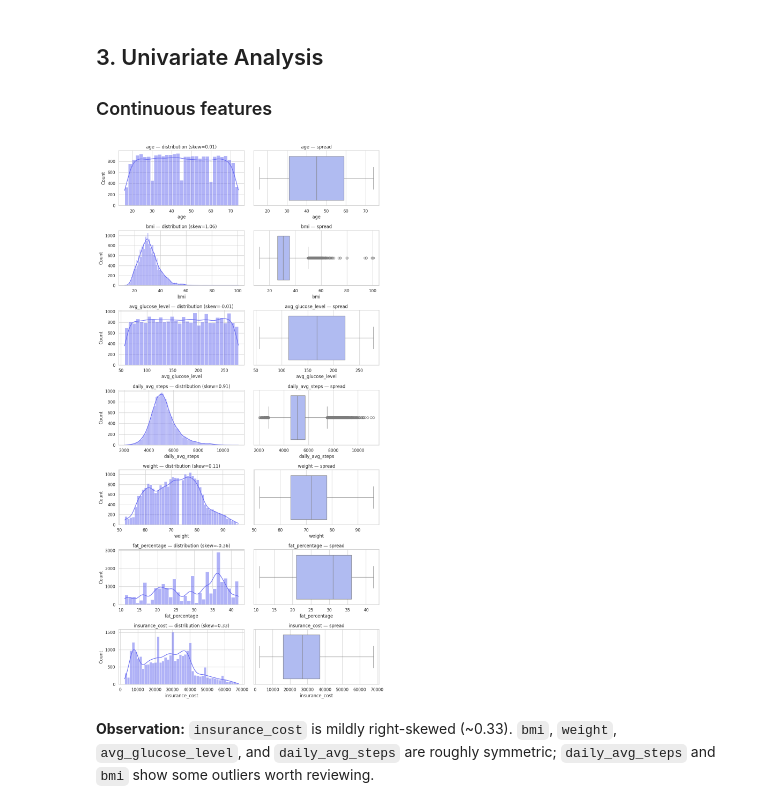
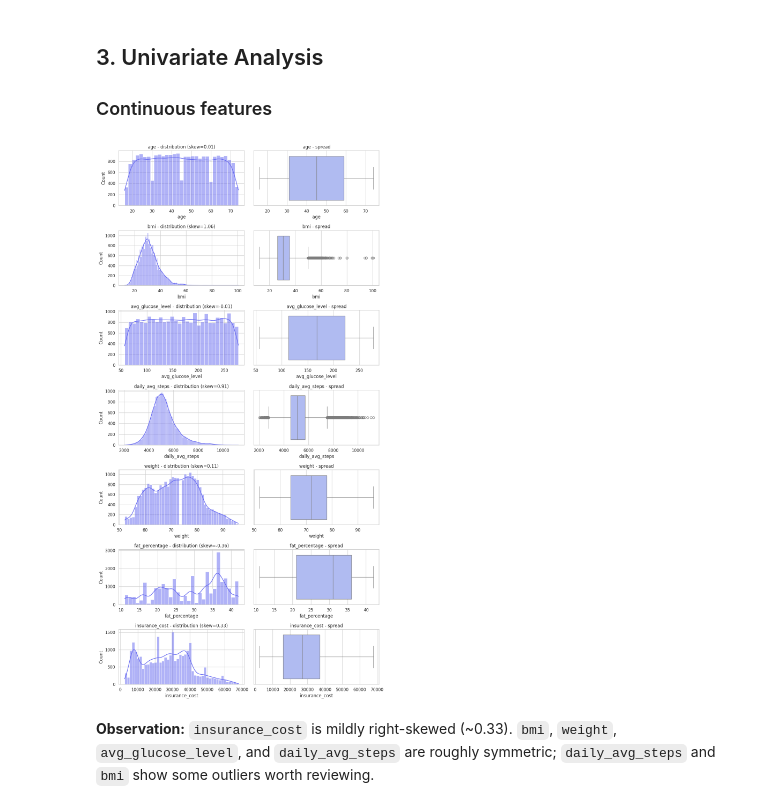
Before and after one commit to gunjan075/gl-capstone, a Jupyter notebook: experiments/01_milestone1_eda_preprocessing.ipynb, the cells around one changed output. Drawn from its saved outputs; the diff is of its cells as text; code cells hidden in the pictures.

```diff
--- a/experiments/01_milestone1_eda_preprocessing.ipynb
+++ b/experiments/01_milestone1_eda_preprocessing.ipynb
@@ -103,15 +103,15 @@ plt.tight_layout(); plt.savefig(FIG / "missing_values.png", dpi=120); plt.show()
 # %%
 continuous = ["age", "bmi", "avg_glucose_level", "daily_avg_steps", "weight",
               "fat_percentage", "insurance_cost"]
 fig, axes = plt.subplots(len(continuous), 2, figsize=(11, 3 * len(continuous)))
 for i, col in enumerate(continuous):
     sns.histplot(df[col].dropna(), kde=True, ax=axes[i, 0], color="#6366f1")
-    axes[i, 0].set_title(f"{col} — distribution (skew={df[col].skew():.2f})")
+    axes[i, 0].set_title(f"{col} - distribution (skew={df[col].skew():.2f})")
     sns.boxplot(x=df[col].dropna(), ax=axes[i, 1], color="#a5b4fc")
-    axes[i, 1].set_title(f"{col} — spread")
+    axes[i, 1].set_title(f"{col} - spread")
 plt.tight_layout(); plt.savefig(FIG / "univariate_continuous.png", dpi=110); plt.show()
 # %% [output]
-[figure, old version]
+[figure, new version]
 # %% [markdown]
 **Observation:** `insurance_cost` is mildly right-skewed (~0.33). `bmi`, `weight`, `avg_glucose_level`, and `daily_avg_steps` are roughly symmetric; `daily_avg_steps` and `bmi` show some outliers worth reviewing.
 # %% [markdown]
```
Also changed, not shown: parts of 31 cells of this notebook, 22 other files.
